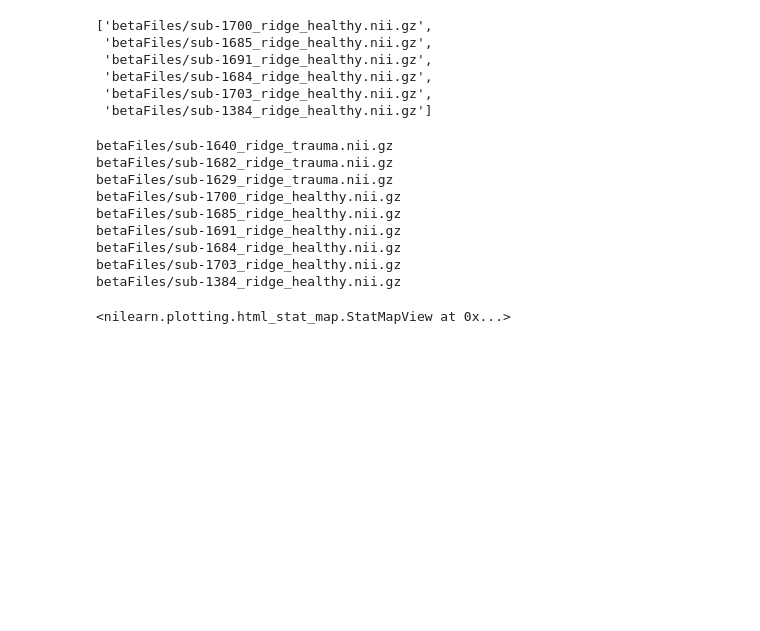
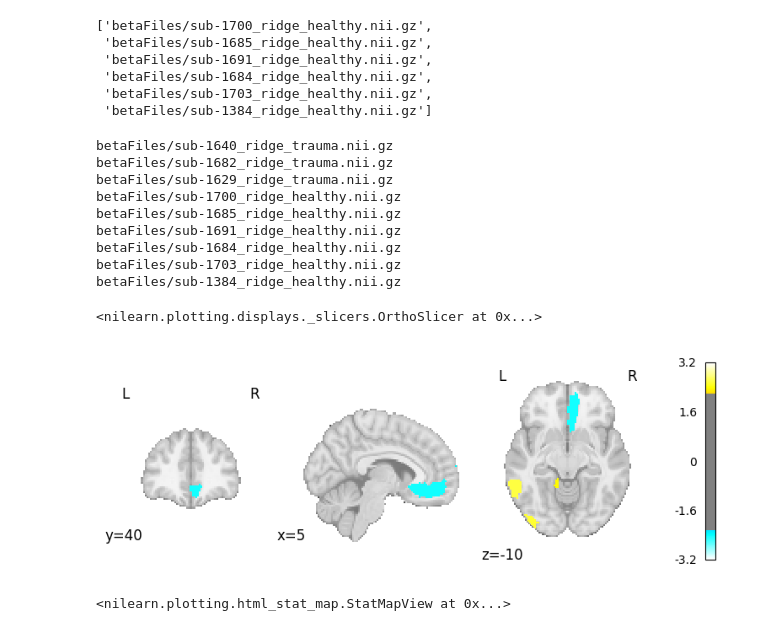
Before and after one commit to orduek/prePost, a Jupyter notebook: compareConds.ipynb, the cells around one changed output. Drawn from its saved outputs; the diff is of its cells as text; code cells hidden in the pictures; blank space fills up the shorter version.

```diff
--- a/compareConds.ipynb
+++ b/compareConds.ipynb
@@ -161,6 +167,11 @@ t_stat_img = image.new_img_like(img1, t_stats_reshaped)
 
 view = view_img(t_stat_img, threshold=2,
  title="Interactive view of difference", display_mode='ortho')
+# %%
+plotting.plot_stat_map(t_stat_img, threshold=2.2, draw_cross=False)
+# %% [output]
+<nilearn.plotting.displays._slicers.OrthoSlicer at 0x...>
+[figure, added]
 # %%
 view
 # %% [output]
```
Also changed, not shown: parts of 4 cells of this notebook.
